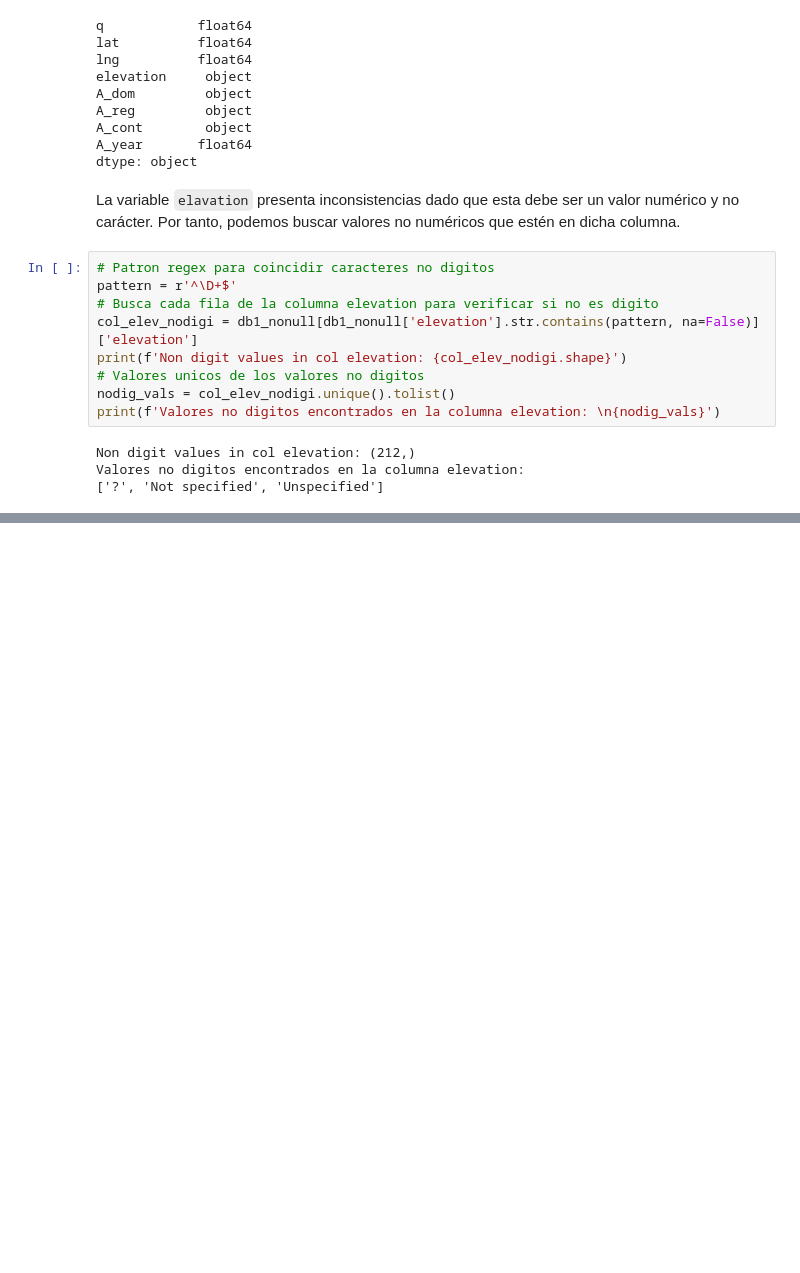
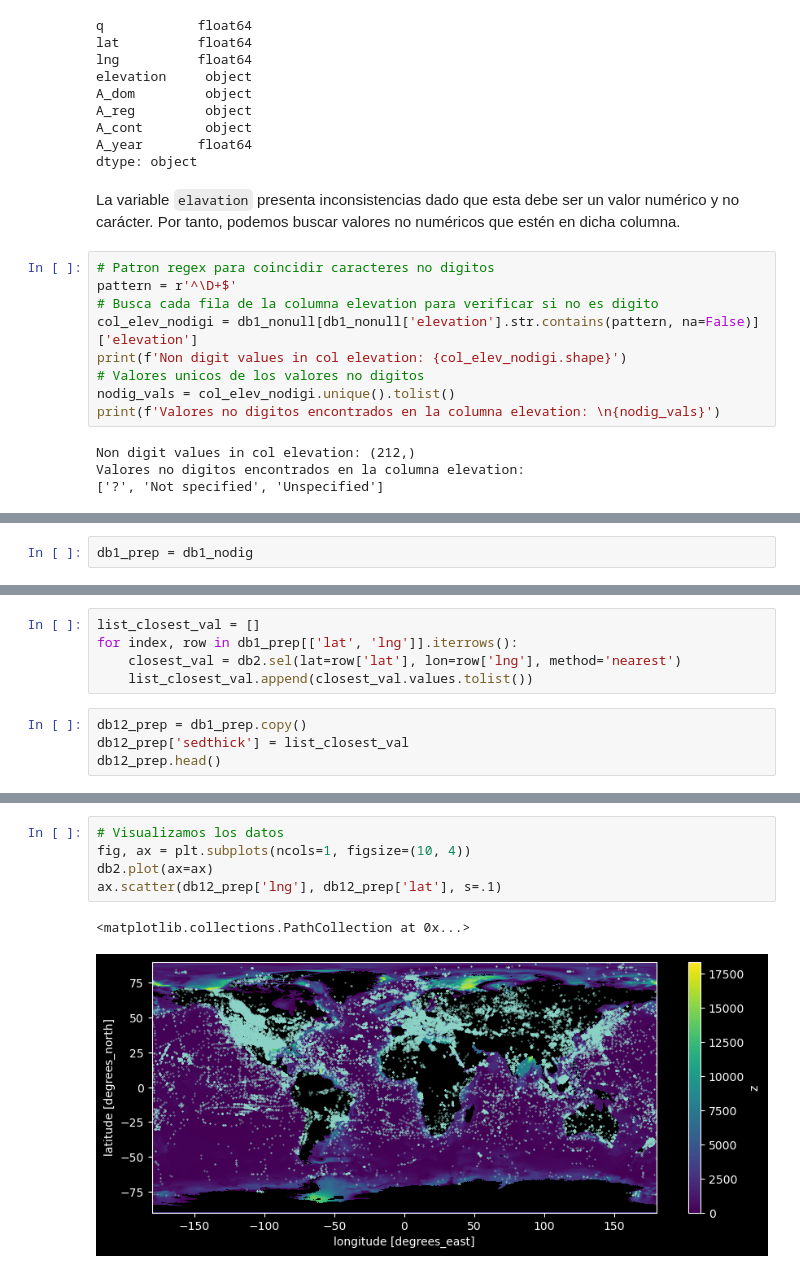
Before and after one commit to gacuervol/tdsp_template, a Jupyter notebook: scripts/preprocessing/preproces.ipynb, the cells around one changed output, grey strips where cells are left out. Drawn from its saved outputs; the diff is of its cells as text; blank space fills up the shorter version.

```diff
--- a/scripts/preprocessing/preproces.ipynb
+++ b/scripts/preprocessing/preproces.ipynb
@@ -143,0 +144,2 @@ db1_nodig
+# %%
+db1_prep = db1_nodig
@@ -143,0 +200,9 @@ db1_nodig
+# %%
+list_closest_val = []
+for index, row in db1_prep[['lat', 'lng']].iterrows():
+    closest_val = db2.sel(lat=row['lat'], lon=row['lng'], method='nearest')
+    list_closest_val.append(closest_val.values.tolist())
+# %%
+db12_prep = db1_prep.copy()
+db12_prep['sedthick'] = list_closest_val
+db12_prep.head()
@@ -143,0 +216,8 @@ db1_nodig
+# %%
+# Visualizamos los datos
+fig, ax = plt.subplots(ncols=1, figsize=(10, 4))
+db2.plot(ax=ax)
+ax.scatter(db12_prep['lng'], db12_prep['lat'], s=.1)
+# %% [output]
+<matplotlib.collections.PathCollection at 0x...>
+[figure, added]
```
Also changed, not shown: parts of 17 cells of this notebook, 2 other files.
